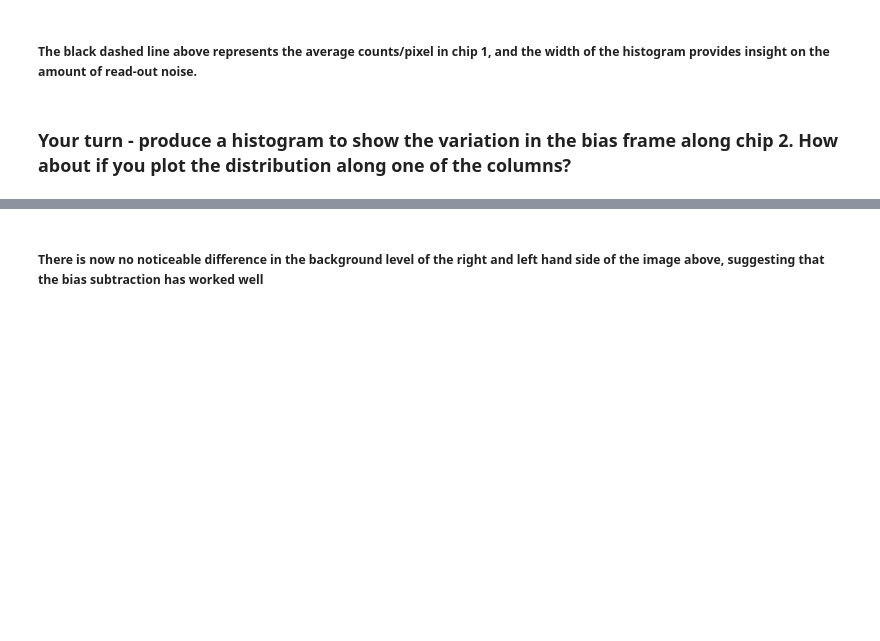
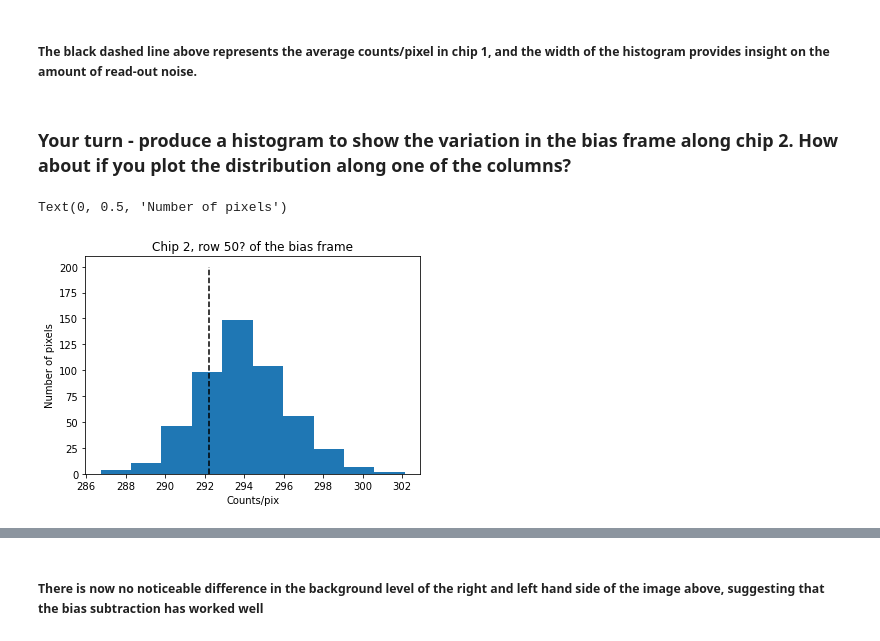
Before and after one commit to Hazel-H/astrolabs-PH30116-, a Jupyter notebook: PH30116/Chapter2b_FluxCalibration.ipynb, the cells around one changed output, grey strips where cells are left out. Drawn from its saved outputs; the diff is of its cells as text; code cells hidden in the pictures; blank space fills up the shorter version.

```diff
--- a/PH30116/Chapter2b_FluxCalibration.ipynb
+++ b/PH30116/Chapter2b_FluxCalibration.ipynb
@@ -101,3 +116,14 @@ pylab.ylabel('Number of pixels')
 ##### The black dashed line above represents the average counts/pixel in chip 1, and the width of the histogram provides insight on the amount of read-out noise.
 # %% [markdown]
 ### Your turn - produce a histogram to show the variation in the bias frame along chip 2. How about if you plot the distribution along one of the columns?
+# %%
+pylab.hist(image.bias[500:501, :500].ravel())
+pylab.plot([image.chip1_bl,image.chip1_bl],[0,200],ls='--',c='k')
+
+#pylab.ylim([0,255])
+pylab.title('Chip 2, row 50? of the bias frame')
+pylab.xlabel('Counts/pix')
+pylab.ylabel('Number of pixels')
+# %% [output]
+Text(0, 0.5, 'Number of pixels')
+[figure, added]
```
Also changed, not shown: parts of 28 cells of this notebook, 39 other files.
